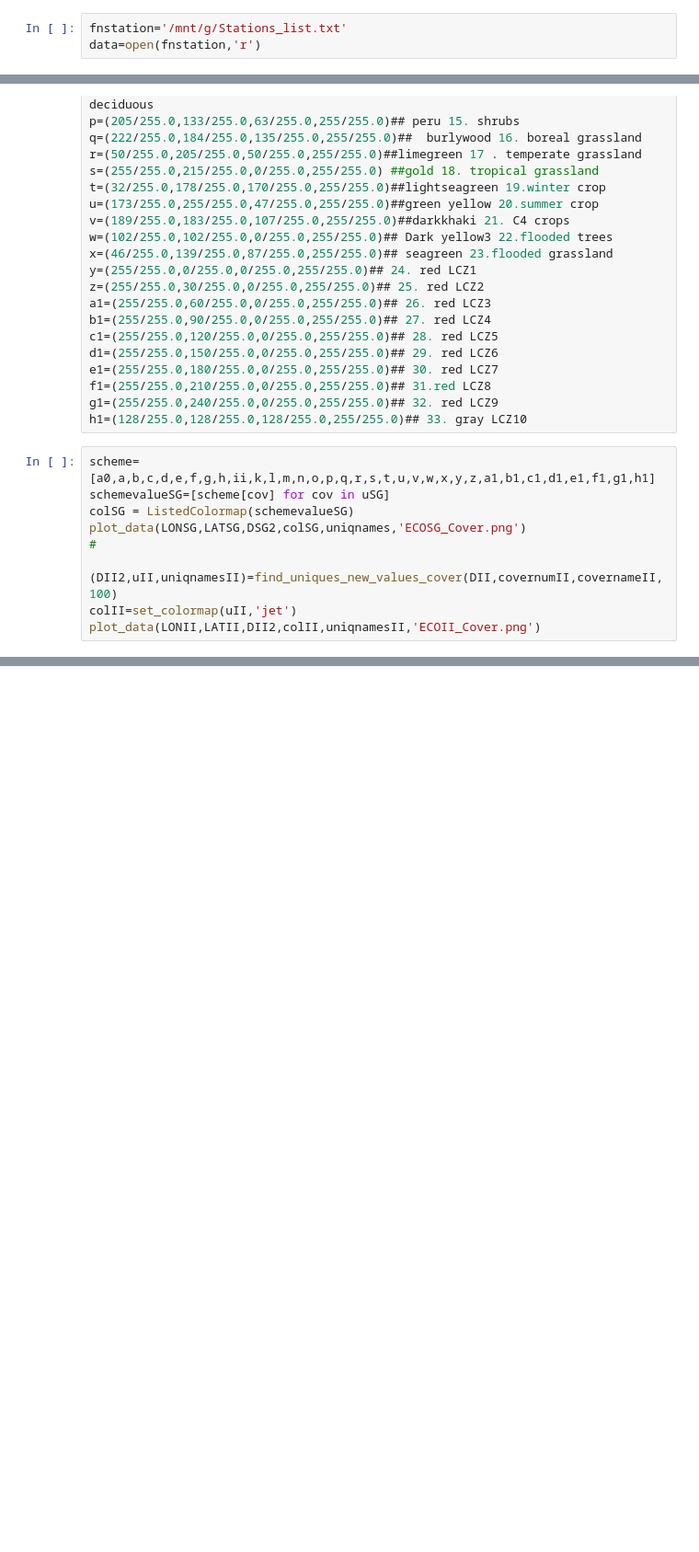
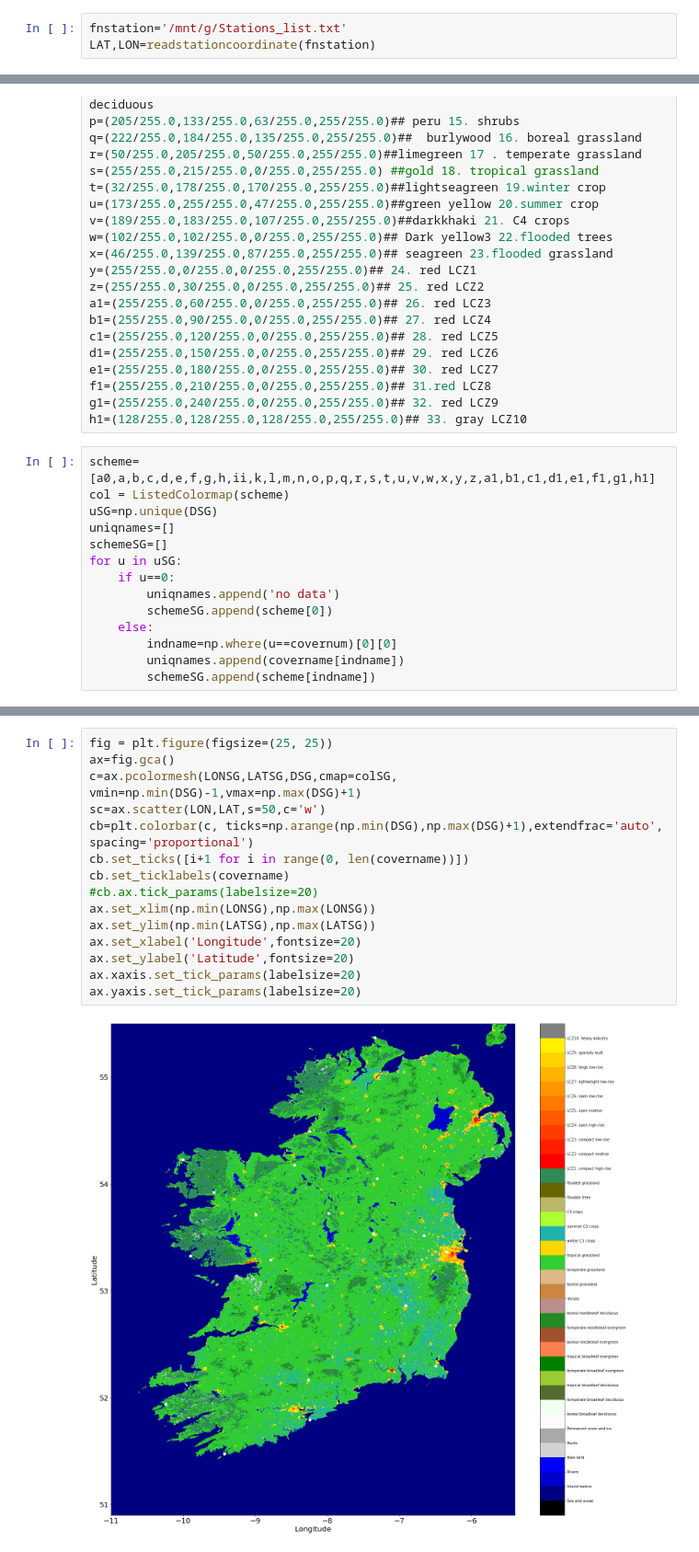
Before and after one commit to gbessardon/patches, a Jupyter notebook: Stations_patches.ipynb, the cells around one changed output, grey strips where cells are left out. Shown at 92% size. Drawn from its saved outputs; the diff is of its cells as text; blank space fills up the shorter version.

Commit message:
plot ecosg local stations

```diff
--- a/Stations_patches.ipynb
+++ b/Stations_patches.ipynb
@@ -119,3 +96,3 @@ covernamef='/mnt/g/ECOCLIMAP/ECOCLIMAPSG/ECOCLIMAP_SG_cover_data.csv'
 # %%
 fnstation='/mnt/g/Stations_list.txt'
-data=open(fnstation,'r')
+LAT,LON=readstationcoordinate(fnstation)
@@ -208,11 +172,15 @@ g1=(255/255.0,240/255.0,0/255.0,255/255.0)## 32. red LCZ9
 h1=(128/255.0,128/255.0,128/255.0,255/255.0)## 33. gray LCZ10
 # %%
 scheme=[a0,a,b,c,d,e,f,g,h,ii,k,l,m,n,o,p,q,r,s,t,u,v,w,x,y,z,a1,b1,c1,d1,e1,f1,g1,h1]
-schemevalueSG=[scheme[cov] for cov in uSG]
-colSG = ListedColormap(schemevalueSG)
-plot_data(LONSG,LATSG,DSG2,colSG,uniqnames,'ECOSG_Cover.png')
-#
-
-(DII2,uII,uniqnamesII)=find_uniques_new_values_cover(DII,covernumII,covernameII,100)
-colII=set_colormap(uII,'jet')
-plot_data(LONII,LATII,DII2,colII,uniqnamesII,'ECOII_Cover.png')
+col = ListedColormap(scheme)
+uSG=np.unique(DSG)
+uniqnames=[]
+schemeSG=[]
+for u in uSG:
+    if u==0:
+        uniqnames.append('no data')
+        schemeSG.append(scheme[0])
+    else:
+        indname=np.where(u==covernum)[0][0]
+        uniqnames.append(covername[indname])
+        schemeSG.append(scheme[indname])
@@ -218,0 +189,17 @@ plot_data(LONII,LATII,DII2,colII,uniqnamesII,'ECOII_Cover.png')
+# %%
+fig = plt.figure(figsize=(25, 25))
+ax=fig.gca()
+c=ax.pcolormesh(LONSG,LATSG,DSG,cmap=colSG, vmin=np.min(DSG)-1,vmax=np.max(DSG)+1)
+sc=ax.scatter(LON,LAT,s=50,c='w')
+cb=plt.colorbar(c, ticks=np.arange(np.min(DSG),np.max(DSG)+1),extendfrac='auto', spacing='proportional')
+cb.set_ticks([i+1 for i in range(0, len(covername))])
+cb.set_ticklabels(covername)
+#cb.ax.tick_params(labelsize=20)
+ax.set_xlim(np.min(LONSG),np.max(LONSG))
+ax.set_ylim(np.min(LATSG),np.max(LATSG))
+ax.set_xlabel('Longitude',fontsize=20)
+ax.set_ylabel('Latitude',fontsize=20)
+ax.xaxis.set_tick_params(labelsize=20)
+ax.yaxis.set_tick_params(labelsize=20)
+# %% [output]
+[figure, added]
```
Also changed, not shown: parts of 34 cells of this notebook.
